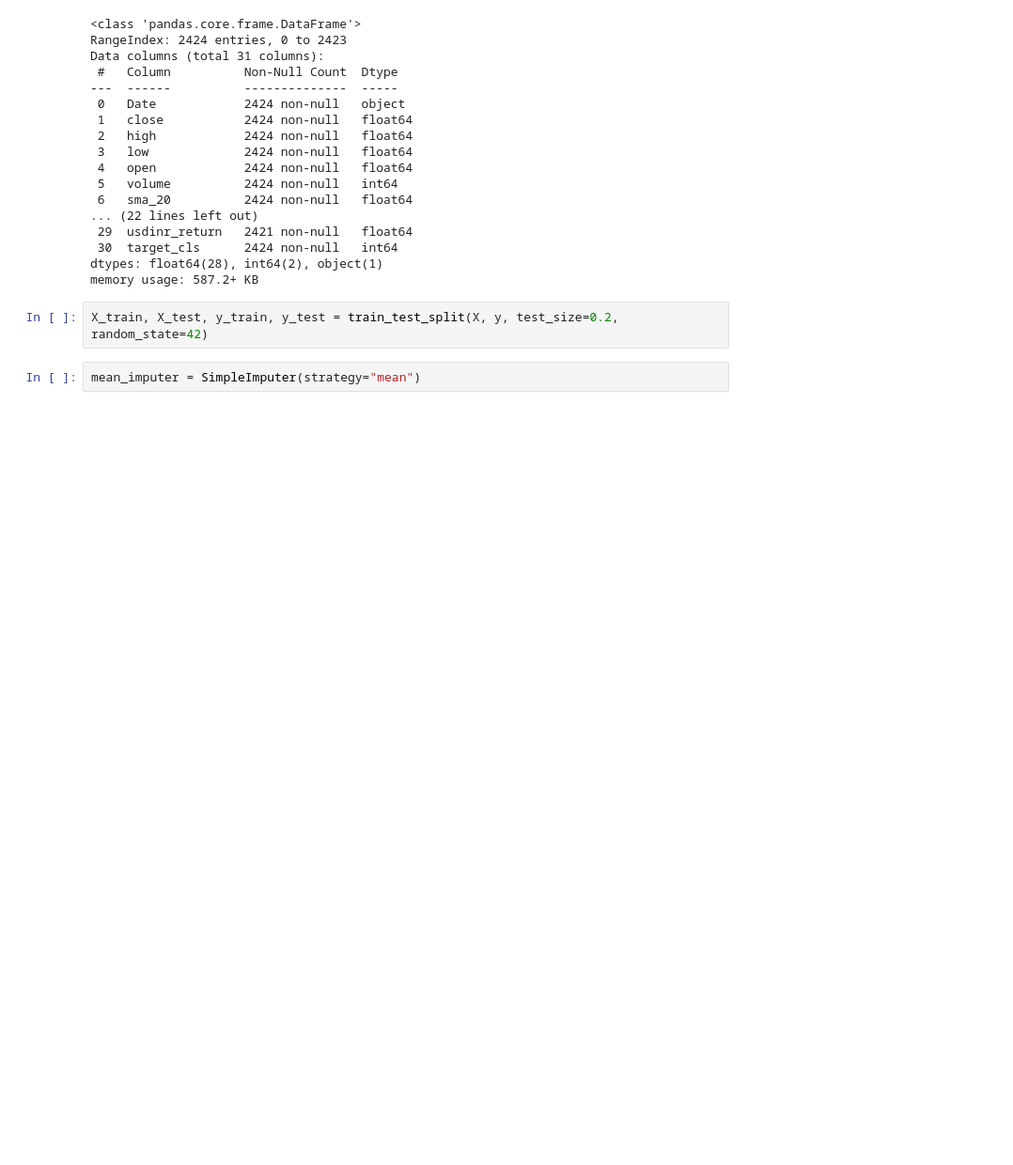
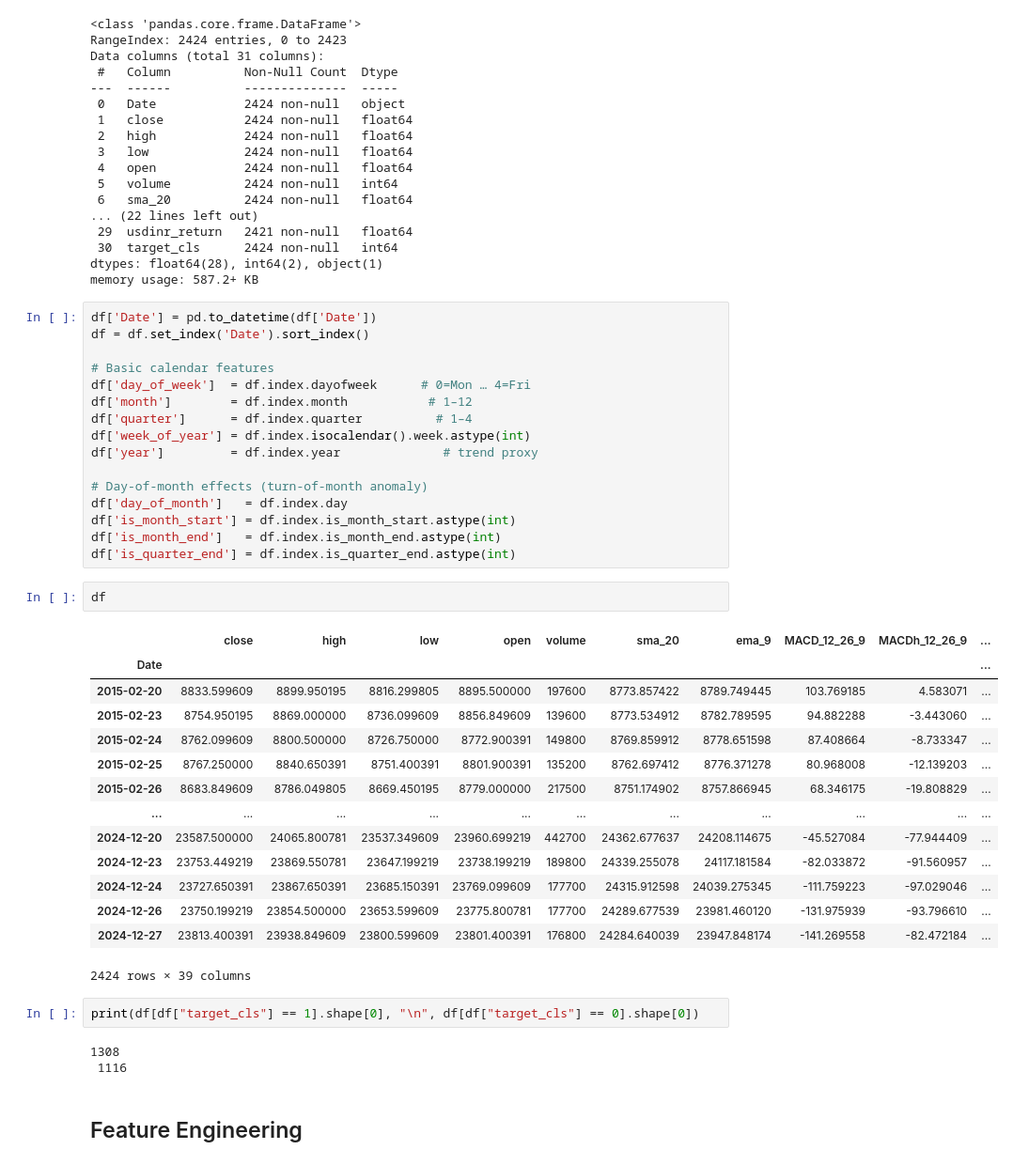
Before and after one commit to Suryam700/ML_vs_DL, a Jupyter notebook: classification.ipynb, the cells around one changed output. Shown at 94% size. Drawn from its saved outputs; the diff is of its cells as text; blank space fills up the shorter version.

Commit message:
complete feature eng. & Scaling now Time for training model :)

```diff
--- a/classification.ipynb
+++ b/classification.ipynb
@@ -63,7 +63,43 @@ Data columns (total 31 columns):
  30  target_cls      2424 non-null   int64
 dtypes: float64(28), int64(2), object(1)
 memory usage: 587.2+ KB
-# %%
-X_train, X_test, y_train, y_test = train_test_split(X, y, test_size=0.2, random_state=42)
-# %%
-mean_imputer = SimpleImputer(strategy="mean")
+# %%
+df['Date'] = pd.to_datetime(df['Date'])
+df = df.set_index('Date').sort_index()
+
+# Basic calendar features
+df['day_of_week']  = df.index.dayofweek      # 0=Mon … 4=Fri
+df['month']        = df.index.month           # 1–12
+df['quarter']      = df.index.quarter          # 1–4
+df['week_of_year'] = df.index.isocalendar().week.astype(int)
+df['year']         = df.index.year              # trend proxy
+
+# Day-of-month effects (turn-of-month anomaly)
+df['day_of_month']   = df.index.day
+df['is_month_start'] = df.index.is_month_start.astype(int)
+df['is_month_end']   = df.index.is_month_end.astype(int)
+df['is_quarter_end'] = df.index.is_quarter_end.astype(int)
+# %%
+df
+# %% [output]
+|  | close | high | low | open | volume | sma_20 | ema_9 | MACD_12_26_9 | MACDh_12_26_9 | ... |
+| Date |  |  |  |  |  |  |  |  |  | ... |
+| 2015-02-20 | 8833.599609 | 8899.950195 | 8816.299805 | 8895.500000 | 197600 | 8773.857422 | 8789.749445 | 103.769185 | 4.583071 | ... |
+| 2015-02-23 | 8754.950195 | 8869.000000 | 8736.099609 | 8856.849609 | 139600 | 8773.534912 | 8782.789595 | 94.882288 | -3.443060 | ... |
+| 2015-02-24 | 8762.099609 | 8800.500000 | 8726.750000 | 8772.900391 | 149800 | 8769.859912 | 8778.651598 | 87.408664 | -8.733347 | ... |
+| 2015-02-25 | 8767.250000 | 8840.650391 | 8751.400391 | 8801.900391 | 135200 | 8762.697412 | 8776.371278 | 80.968008 | -12.139203 | ... |
+| 2015-02-26 | 8683.849609 | 8786.049805 | 8669.450195 | 8779.000000 | 217500 | 8751.174902 | 8757.866945 | 68.346175 | -19.808829 | ... |
+| ... | ... | ... | ... | ... | ... | ... | ... | ... | ... | ... |
+| 2024-12-20 | 23587.500000 | 24065.800781 | 23537.349609 | 23960.699219 | 442700 | 24362.677637 | 24208.114675 | -45.527084 | -77.944409 | ... |
+| 2024-12-23 | 23753.449219 | 23869.550781 | 23647.199219 | 23738.199219 | 189800 | 24339.255078 | 24117.181584 | -82.033872 | -91.560957 | ... |
+| 2024-12-24 | 23727.650391 | 23867.650391 | 23685.150391 | 23769.099609 | 177700 | 24315.912598 | 24039.275345 | -111.759223 | -97.029046 | ... |
+| 2024-12-26 | 23750.199219 | 23854.500000 | 23653.599609 | 23775.800781 | 177700 | 24289.677539 | 23981.460120 | -131.975939 | -93.796610 | ... |
+| 2024-12-27 | 23813.400391 | 23938.849609 | 23800.599609 | 23801.400391 | 176800 | 24284.640039 | 23947.848174 | -141.269558 | -82.472184 | ... |
+2424 rows × 39 columns
+# %%
+print(df[df["target_cls"] == 1].shape[0], "\n", df[df["target_cls"] == 0].shape[0])
+# %% [output]
+1308
+ 1116
+# %% [markdown]
+## Feature Engineering
```
Also changed, not shown: parts of 19 cells of this notebook.
